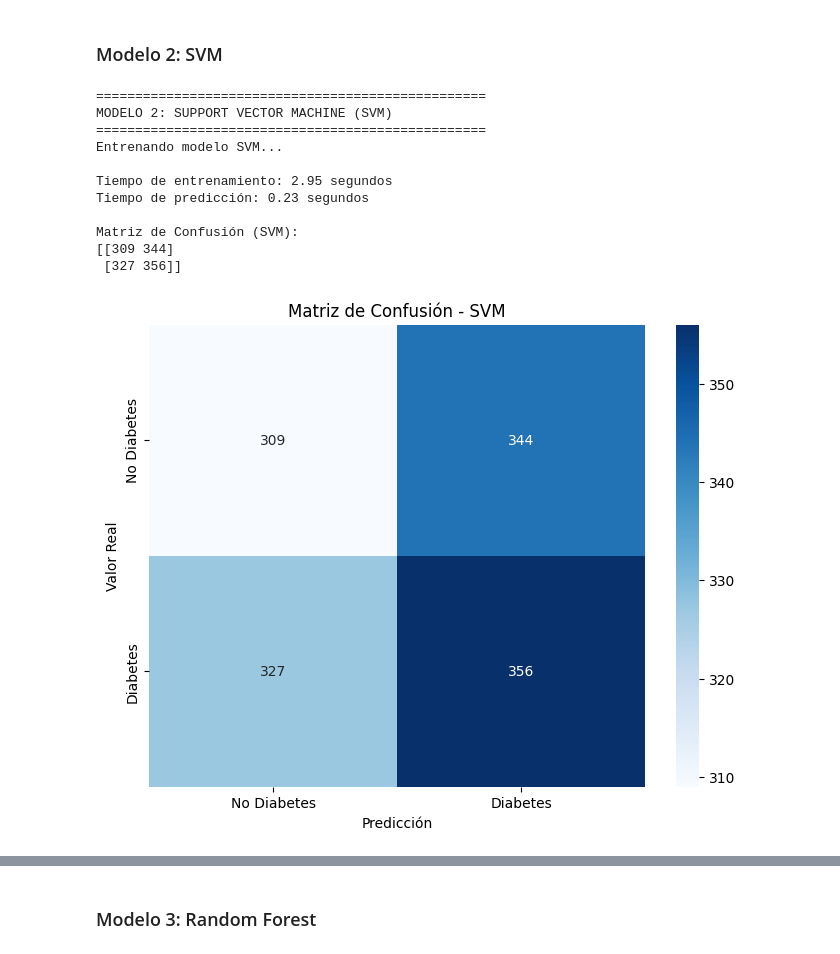
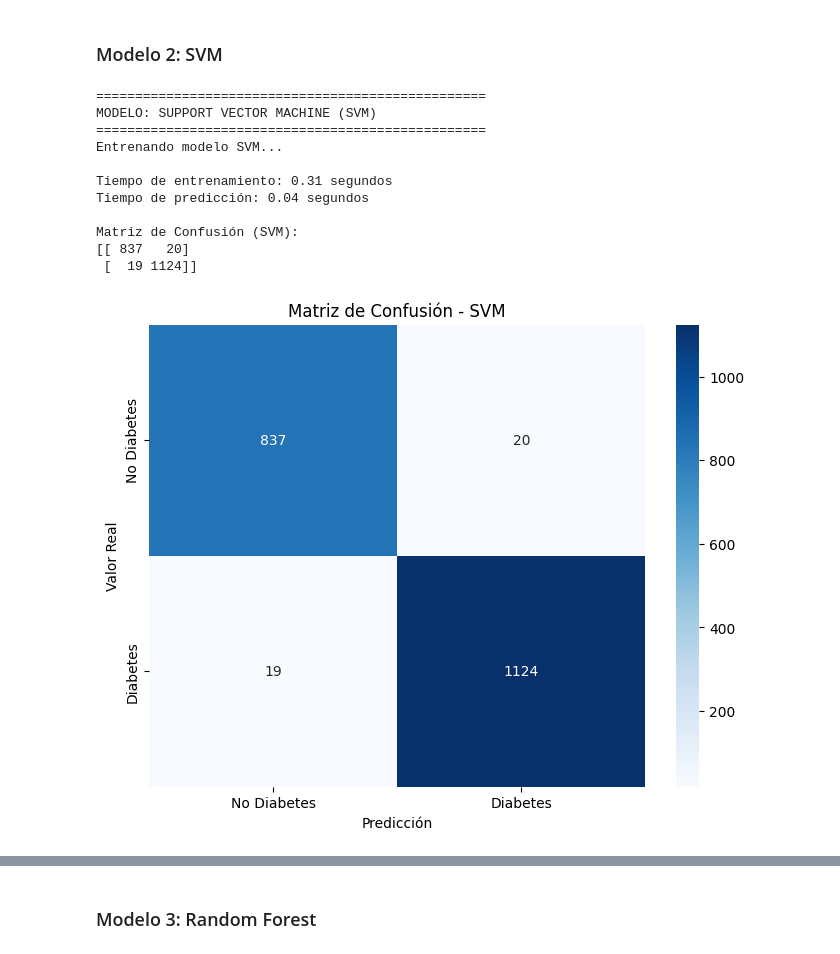
Before and after one commit to luisbustamante21/Semana2-Clasificaci-n-t-cnica-mediante-SVM-y-rboles-de-Decisi-n, a Jupyter notebook: Diabetes_Prediction.ipynb, the cells around one changed output, grey strips where cells are left out. Cells and saved outputs as stored; diff of their text form; code cells hidden in the pictures.

```diff
--- a/Diabetes_Prediction.ipynb
+++ b/Diabetes_Prediction.ipynb
@@ -325,0 +483,12 @@ y = df_cleaned['Family_History_of_Diabetes']
+# %%
+df['Total_HDL_Ratio'] = df['Cholesterol_Total'] / df['Cholesterol_HDL']
+# %%
+df['Age_Group'] = pd.cut(
+    df['Age'],
+    bins=[0, 30, 45, 60, 75, 100],
+    labels=['<30', '30-45', '45-60', '60-75', '75+']
+)
+# %%
+# División en características y objetivo
+X = df.drop('Diabetes',axis=1)
+y = df['Diabetes']
@@ -346,2 +555,7 @@ Tamaño del conjunto de prueba: (1336, 27)
+# %%
+ss = StandardScaler()
+
+X_train_scaled= ss.fit_transform(X_train)
+X_test_scaled = ss.transform(X_test)
 # %% [markdown]
 # Implementación de Clasificadores
@@ -439,40 +639,33 @@ weighted avg       0.50      0.50      0.49      1336
 # %% [markdown]
 ### Modelo 2: SVM
 # %%
-# 5. Implementación de SVM (Support Vector Machine)
 print("\n" + "="*50)
-print("MODELO 2: SUPPORT VECTOR MACHINE (SVM)")
+print("MODELO: SUPPORT VECTOR MACHINE (SVM)")
 print("="*50)
 
-# Configuración del modelo SVM con parámetros fijos (más rápido que GridSearch)
-svm = Pipeline(steps=[
-    ('preprocessor', preprocessor),  # Usamos el mismo preprocesador
-    ('classifier', SVC(
-        kernel='poly',
-        degree=3,
-        C=5.0,
-        gamma='auto',
-        coef0=1.0,
-        random_state=42,
-        cache_size=500,  # Aumentar caché para mejorar velocidad
-        shrinking=True,  # Usar heurística de shrinking para acelerar
-        tol=0.01         # Mayor tolerancia para convergencia más rápida
-    ))
-])
+# Configuración del modelo SVM
+svm = SVC(
+    kernel='poly',
+    degree=3,
+    C=5.0,
+    gamma='auto',
+    coef0=1.0,
+    random_state=42,
+    cache_size=500,
+    shrinking=True,
+    tol=0.01
+)
 
-# Entrenamiento del modelo con timer para medir performance
-import time
+# Entrenamiento con datos escalados
 start_time = time.time()
-
 print("Entrenando modelo SVM...")
-svm.fit(X_train, y_train)
-
+svm.fit(X_train_scaled, y_train)  # Usar X_train_scaled
 train_time = time.time() - start_time
 print(f"\nTiempo de entrenamiento: {train_time:.2f} segundos")
 
-# Predicciones
+# Predicciones con datos escalados
 start_time = time.time()
-y_pred_svm = svm.predict(X_test)
+y_pred_svm = svm.predict(X_test_scaled)  # Usar X_test_scaled
 predict_time = time.time() - start_time
 print(f"Tiempo de predicción: {predict_time:.2f} segundos")
 
@@ -482,43 +675,42 @@ conf_matrix_svm = confusion_matrix(y_test, y_pred_svm)
 print(conf_matrix_svm)
 
 # Visualización de la matriz de confusión
 plt.figure(figsize=(8, 6))
 sns.heatmap(conf_matrix_svm,
             annot=True,
             fmt='d',
             cmap='Blues',
             xticklabels=['No Diabetes', 'Diabetes'],
             yticklabels=['No Diabetes', 'Diabetes'])
 plt.xlabel('Predicción')
 plt.ylabel('Valor Real')
 plt.title('Matriz de Confusión - SVM')
+plt.savefig('confusion_matrix_svm.png')
 plt.show()
 
-# Métricas adicionales
+# Reporte de clasificación
 print("\nReporte de Clasificación (SVM):")
 print(classification_report(y_test, y_pred_svm, target_names=['No Diabetes', 'Diabetes']))
 
-# Métricas extendidas
-from sklearn.metrics import precision_score, recall_score, f1_score, roc_auc_score
-
+# Métricas adicionales
 print("\nMétricas adicionales:")
 print(f"Precisión: {precision_score(y_test, y_pred_svm):.4f}")
 print(f"Recall/Sensibilidad: {recall_score(y_test, y_pred_svm):.4f}")
 print(f"F1-Score: {f1_score(y_test, y_pred_svm):.4f}")
 print(f"AUC-ROC: {roc_auc_score(y_test, y_pred_svm):.4f}")
 # %% [output]
 ==================================================
-MODELO 2: SUPPORT VECTOR MACHINE (SVM)
+MODELO: SUPPORT VECTOR MACHINE (SVM)
 ==================================================
 Entrenando modelo SVM...
 
-Tiempo de entrenamiento: 2.95 segundos
-Tiempo de predicción: 0.23 segundos
+Tiempo de entrenamiento: 0.31 segundos
+Tiempo de predicción: 0.04 segundos
 
 Matriz de Confusión (SVM):
-[[309 344]
- [327 356]]
+[[ 837   20]
+ [  19 1124]]
-[figure, old version]
+[figure, new version]
 Reporte de Clasificación (SVM):
               precision    recall  f1-score   support
 
```
Also changed, not shown: parts of 55 cells of this notebook, 12 other files.
